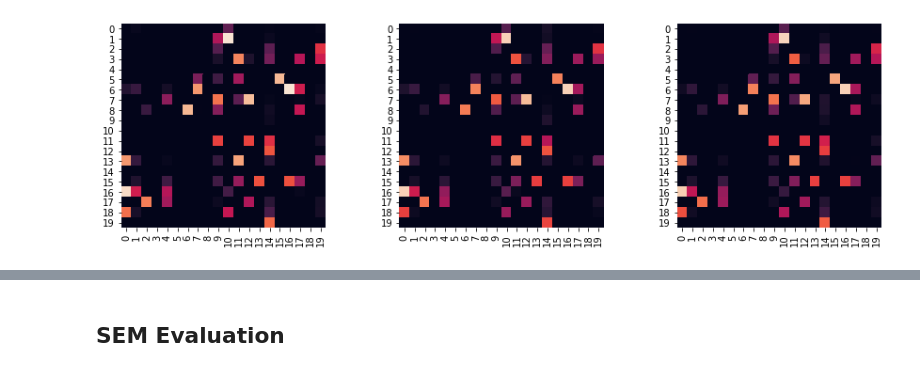
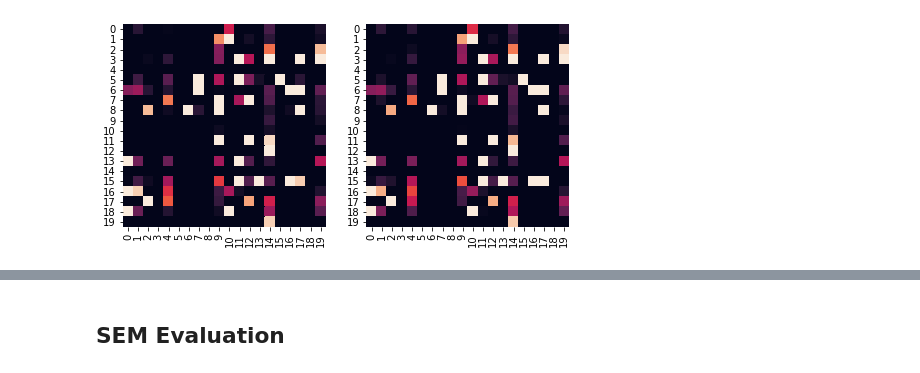
Before and after one commit to q1park/spacetime, a Jupyter notebook: experiments_gae.ipynb, the cells around one changed output, grey strips where cells are left out. Drawn from its saved outputs; the diff is of its cells as text; code cells hidden in the pictures.

Commit message:
plotting functions

```diff
--- a/experiments_gae.ipynb
+++ b/experiments_gae.ipynb
@@ -25,7 +25,7 @@ node_dict = {0:node_list}
 graph_params = {'degree':6, 'graph_type':'erdos-renyi', 'w_range':(0.5, 2.0),
                 'force_positive':False, 'seed':101}
 data_params = {'n_samples':7500, 'linear_type':'nonlinear_2', 'sem_type':'linear-gauss',
-               'noise_scale':1.0, 'x_dims':5, 'seed':0}
+               'noise_scale':1.0, 'x_dims':1, 'seed':0}
 # %%
 g_true = SpaceTime(Simulator.random(n_nodes, **graph_params))
 data = Data(Simulator.sem(g_true.adj.numpy(), **data_params))
@@ -170,4 +185,4 @@ def run_trials(data, n_trials):
     return model_log, kinetic_log, interaction_log, param_log, eval_log, graphs
 # %%
-model_log, kinetic_log, interaction_log, param_log, eval_log, graphs = run_trials(data, 3)
+model_log, kinetic_log, interaction_log, param_log, eval_log, graphs = run_trials(data, 2)
 # %% [output]
@@ -227,14 +205,0 @@ Mean Err: 12.0883 +- 3.4898
-# %%
-import seaborn as sns
-def draw(data, x, y, ax):
-    sns.heatmap(data, xticklabels=x, square=True, yticklabels=y,
-                vmin=0.1, vmax=1.0, cbar=False, ax=ax)
-
-sent = list(range(n_nodes))
-fig, axs = plt.subplots(1,3, figsize=(15, 4))
-draw(torch.abs(graphs[0]), sent, sent, ax=axs[0])
-draw(torch.abs(graphs[1]), sent, sent, ax=axs[1])
-draw(torch.abs(graphs[2]), sent, sent, ax=axs[2])
-plt.show()
-# %% [output]
-[figure, removed]
@@ -243,0 +206,26 @@ test_loader = iter(test_loader)
+# %%
+import seaborn as sns
+
+def graph_temp(adj, n_nodes, ax):
+    sns.heatmap(adj, xticklabels=range(n_nodes), yticklabels=range(n_nodes),
+                square=True, vmin=0.1, vmax=1.0, cbar=False, ax=ax)
+
+def graph_trials(graphs):
+    n_graphs = len(graphs)
+    n_nodes = graphs[0].shape[-1]
+
+    fig, axs = plt.subplots(1, n_graphs, figsize=(4*n_graphs, 4))
+    for graph, ax in zip(graphs, axs):
+        graph_temp(torch.abs(graph), n_nodes, ax)
+    plt.show()
+
+def logger_trials(logger):
+    n_plots = len(logger.log)
+    fig, axs = plt.subplots(1, n_plots, figsize=(4*n_plots, 2))
+    for label, ax in zip(logger.log.keys(), axs):
+        logger.plot(label, ax)
+    plt.show()
+# %%
+graph_trials(graphs)
+# %% [output]
+[figure, added]
```
Also changed, not shown: parts of 14 cells of this notebook.
